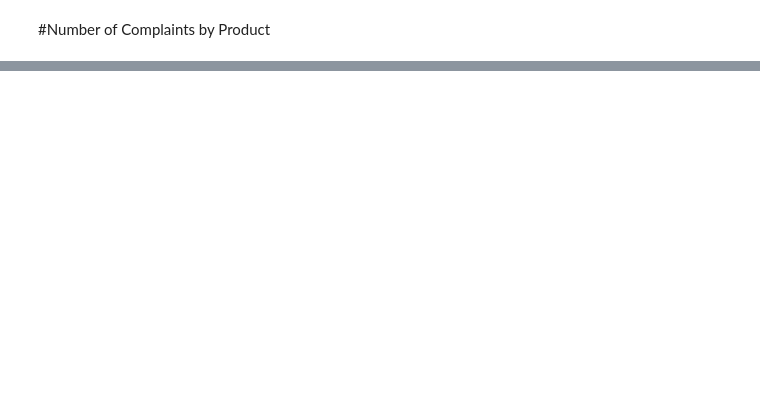
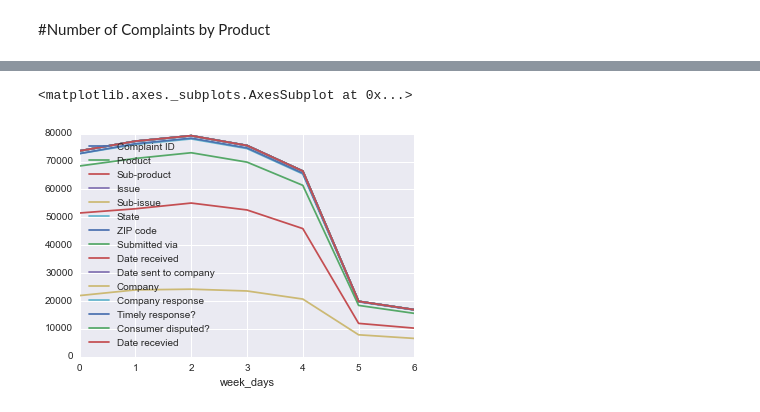
Before and after one commit to tiy-lv-python-2015-06/consumer-complaints, a Jupyter notebook: ConsumerComplaints.ipynb, the cells around one changed output, grey strips where cells are left out. Cells and saved outputs as stored; diff of their text form; code cells hidden in the pictures; blank space fills up the shorter version.

```diff
--- a/ConsumerComplaints.ipynb
+++ b/ConsumerComplaints.ipynb
@@ -88,0 +135,2 @@ complaints_product
+# %%
+complaints['week_days'] = complaints.index.weekday
@@ -88,0 +179,5 @@ complaints_product
+# %%
+complaints.groupby("week_days").count().plot()
+# %% [output]
+<matplotlib.axes._subplots.AxesSubplot at 0x...>
+[figure, added]
```
Also changed, not shown: parts of 12 cells of this notebook.
